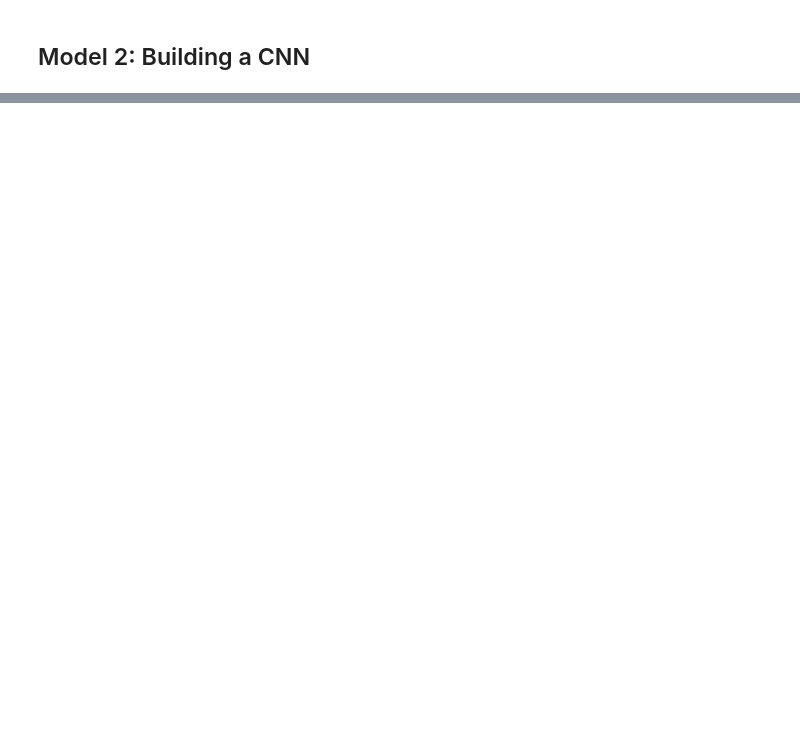
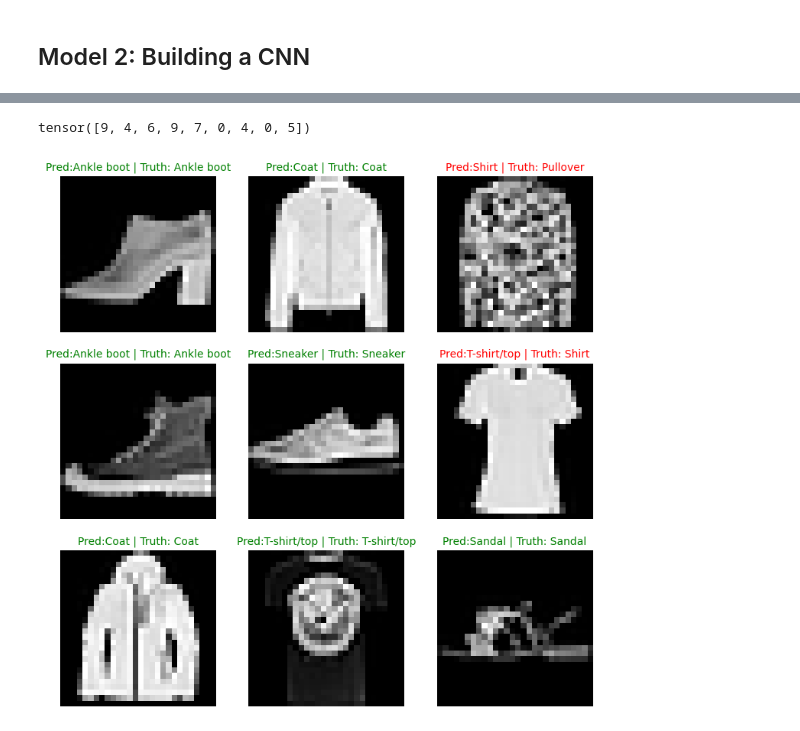
Before and after one commit to vandana10/deeplearning-using-pytorch, a Jupyter notebook: pytorch_computer_vision.ipynb, the cells around one changed output, grey strips where cells are left out. Cells and saved outputs as stored; diff of their text form; code cells hidden in the pictures; blank space fills up the shorter version.

```diff
--- a/pytorch_computer_vision.ipynb
+++ b/pytorch_computer_vision.ipynb
@@ -577,0 +812,12 @@ model_0_results
+# %%
+import random
+#random.seed(42)
+test_samples = []
+test_labels = []
+
+for sample, label in random.sample(list(test_data),k=9):
+  test_samples.append(sample)
+  test_labels.append(label)
+
+#view the first sample shape
+test_samples[0].shape
@@ -577,0 +826,5 @@ model_0_results
+# %%
+# make predcitions
+pred_probs = make_predictions(model=model_2,
+                              data=test_samples)
+pred_probs
@@ -577,0 +850,29 @@ model_0_results
+# %%
+#convert pred probs to labels
+pred_classes = pred_probs.argmax(dim=1)
+pred_classes
+# %% [output]
+tensor([9, 4, 6, 9, 7, 0, 4, 0, 5])
+# %%
+#plot predictions
+plt.figure(figsize=(9,9))
+nrows = 3
+ncols = 3
+for i, sample in enumerate(test_samples):
+  plt.subplot(nrows, ncols, i+1)
+
+  plt.imshow(sample.squeeze(), cmap = "gray")
+
+  pred_label = class_names[pred_classes[i]]
+
+  truth_label = class_names[test_labels[i]]
+
+  title_text = f"Pred:{pred_label} | Truth: {truth_label}"
+
+  if pred_label == truth_label:
+    plt.title(title_text, fontsize=10, color="green")
+  else:
+    plt.title(title_text, fontsize=10, color="red")
+  plt.axis(False)
+# %% [output]
+[figure, added]
```
Also changed, not shown: parts of 43 cells of this notebook.
